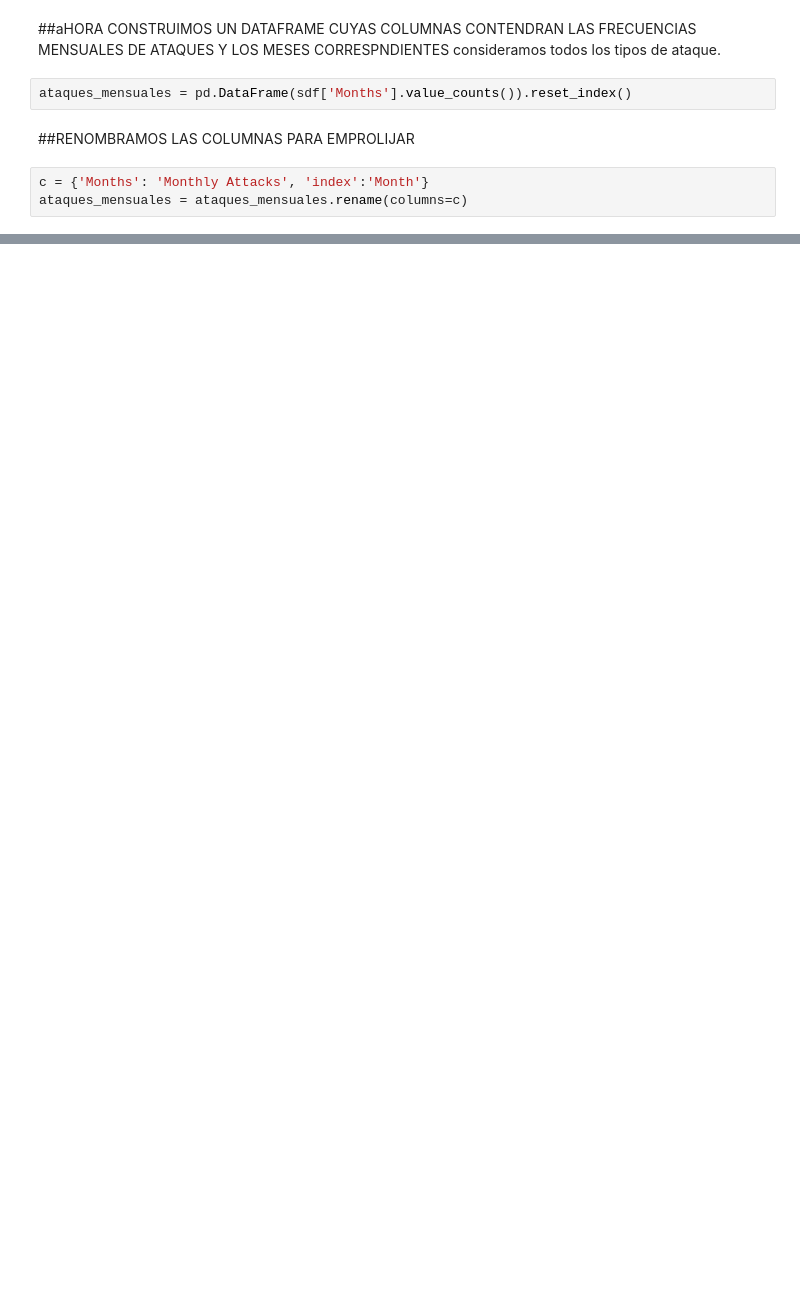
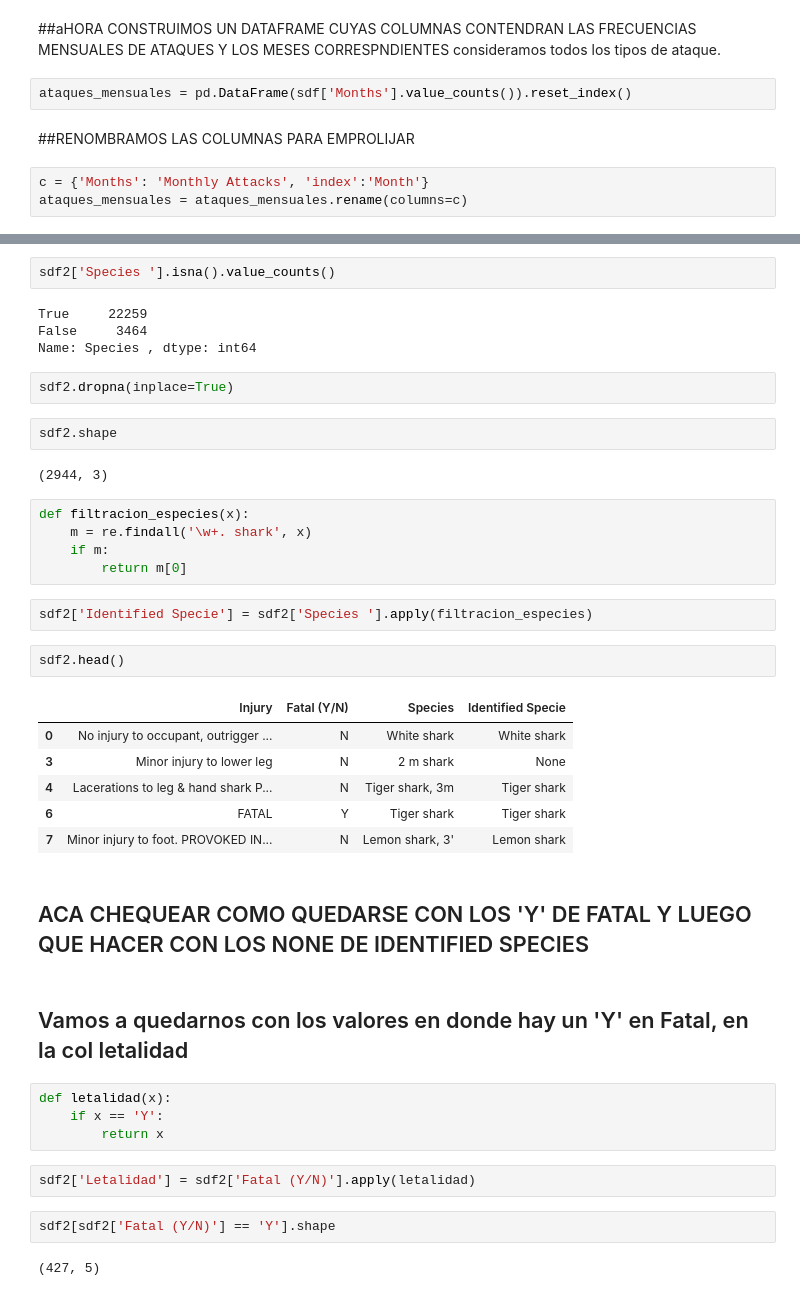
Before and after one commit to JulianTrufero/shark-data-cleaning, a Jupyter notebook: Cleaning.ipynb, the cells around one changed output, grey strips where cells are left out. Cells and saved outputs as stored; diff of their text form; blank space fills up the shorter version.

```diff
--- a/Cleaning.ipynb
+++ b/Cleaning.ipynb
@@ -137,0 +184,42 @@ at = ataques_mensuales.reindex([3, 11, 8, 5, 10, 4, 0, 1, 2, 7, 9, 6])
+# %%
+sdf2['Species '].isna().value_counts()
+# %% [output]
+True     22259
+False     3464
+Name: Species , dtype: int64
+# %%
+sdf2.dropna(inplace=True)
+# %%
+sdf2.shape
+# %% [output]
+(2944, 3)
+# %%
+def filtracion_especies(x):
+    m = re.findall('\w+. shark', x)
+    if m:
+        return m[0]
+# %%
+sdf2['Identified Specie'] = sdf2['Species '].apply(filtracion_especies)
+# %%
+sdf2.head()
+# %% [output]
+|  | Injury | Fatal (Y/N) | Species | Identified Specie |
+| 0 | No injury to occupant, outrigger ... | N | White shark | White shark |
+| 3 | Minor injury to lower leg | N | 2 m shark | None |
+| 4 | Lacerations to leg & hand shark P... | N | Tiger shark, 3m | Tiger shark |
+| 6 | FATAL | Y | Tiger shark | Tiger shark |
+| 7 | Minor injury to foot. PROVOKED IN... | N | Lemon shark, 3' | Lemon shark |
+# %% [markdown]
+## ACA CHEQUEAR COMO QUEDARSE CON LOS 'Y'  DE FATAL Y LUEGO QUE HACER CON LOS NONE DE IDENTIFIED SPECIES
+# %% [markdown]
+## Vamos a quedarnos con los valores en donde hay un 'Y' en Fatal, en la col letalidad
+# %%
+def letalidad(x):
+    if x == 'Y':
+        return x
+# %%
+sdf2['Letalidad'] = sdf2['Fatal (Y/N)'].apply(letalidad)
+# %%
+sdf2[sdf2['Fatal (Y/N)'] == 'Y'].shape
+# %% [output]
+(427, 5)
```
Also changed, not shown: parts of 29 cells of this notebook, 3 other files.
